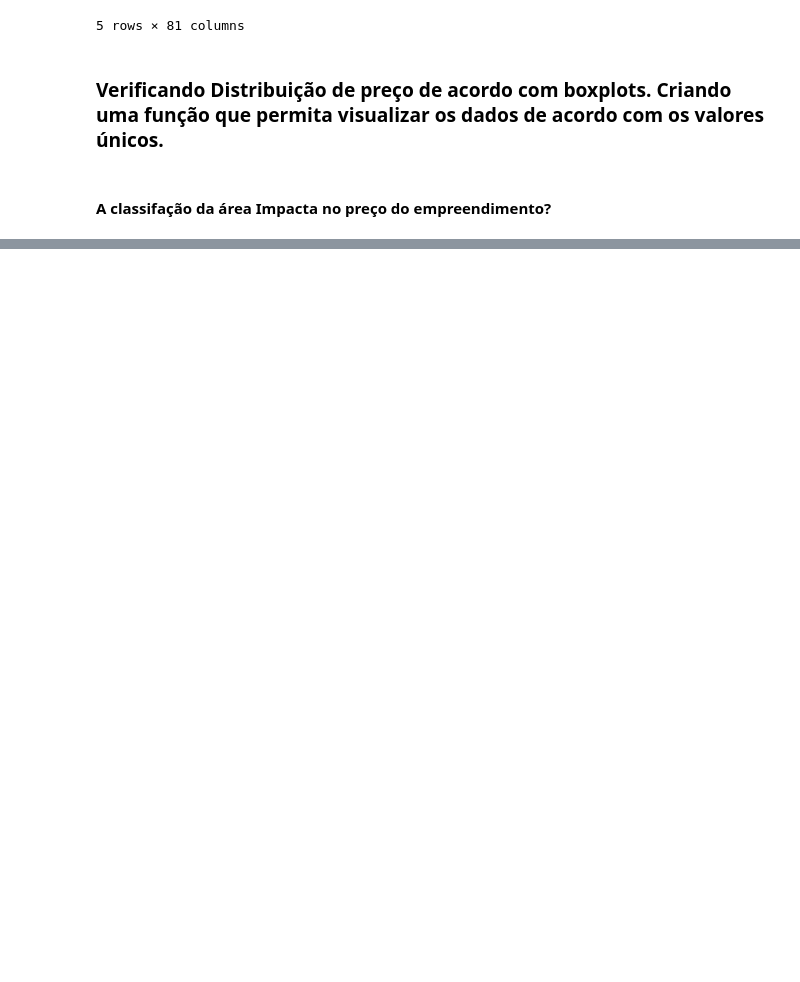
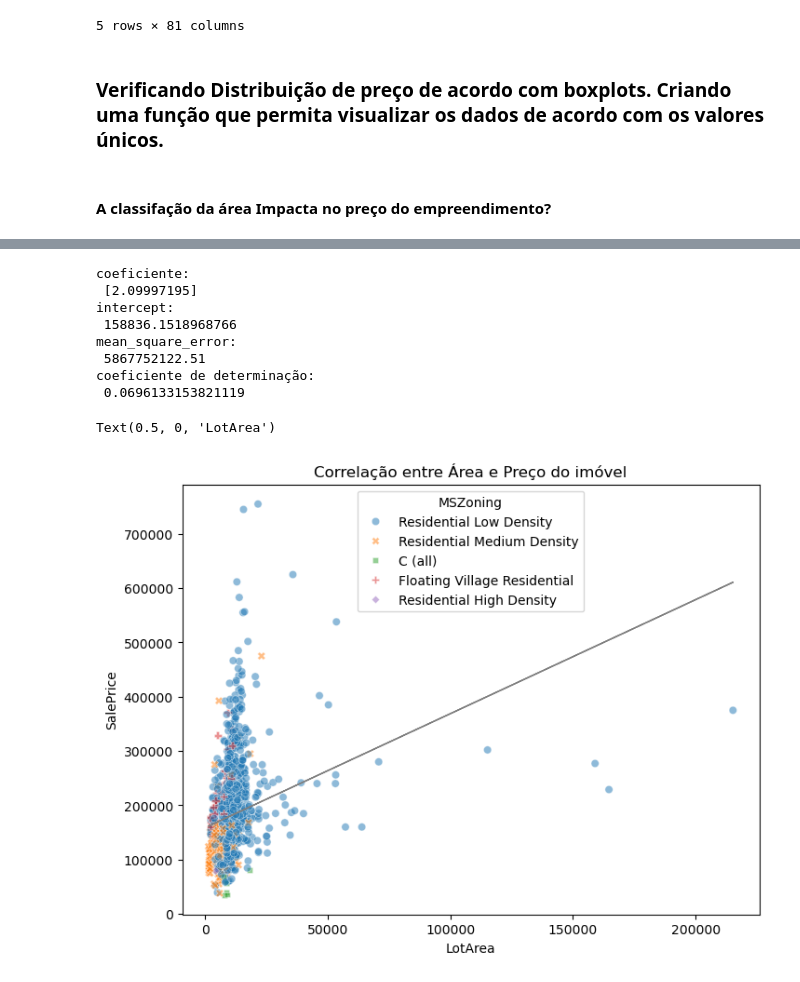
Before and after one commit to luizgsangelo/DailyML, a Jupyter notebook: Housing Prices/Tratamento dos dados - EDA.ipynb, the cells around one changed output, grey strips where cells are left out. Drawn from its saved outputs; the diff is of its cells as text; code cells hidden in the pictures; blank space fills up the shorter version.

```diff
--- a/Housing Prices/Tratamento dos dados - EDA.ipynb
+++ b/Housing Prices/Tratamento dos dados - EDA.ipynb
@@ -320,0 +303,41 @@ train[train["MSZoning"] == "Residential Low Density"]["SalePrice"].hist()
+# %%
+from sklearn.linear_model import LinearRegression
+from sklearn.metrics import mean_squared_error, r2_score
+
+modelo = LinearRegression()
+
+X = train[["LotArea"]]
+y = train["SalePrice"]
+
+modelo.fit(X, y)
+
+previsto = modelo.predict(X)
+
+coeficiente_com_outliers = modelo.coef_
+print("coeficiente:\n", modelo.coef_)
+intercept_com_outliers = modelo.intercept_
+print("intercept: \n", intercept_com_outliers)
+mse_com_outliers = round(mean_squared_error(y, previsto), 2)
+print("mean_square_error: \n", mse_com_outliers)
+r2_com_outliers = r2_score(y, previsto)
+print("coeficiente de determinação: \n", r2_com_outliers)
+
+plt.figure(figsize=(8, 6))
+plt.title("Correlação entre Área e Preço do imóvel")
+sns.scatterplot(
+    train, x="LotArea", y="SalePrice", hue="MSZoning", alpha=0.5, style="MSZoning"
+)
+plt.plot(X, previsto, color="gray", linewidth=1)
+plt.ylabel("SalePrice")
+plt.xlabel("LotArea")
+# %% [output]
+coeficiente:
+ [2.09997195]
+intercept:
+ 158836.1518968766
+mean_square_error:
+ 5867752122.51
+coeficiente de determinação:
+ 0.0696133153821119
+Text(0.5, 0, 'LotArea')
+[figure, added]
```
Also changed, not shown: parts of 15 cells of this notebook.
